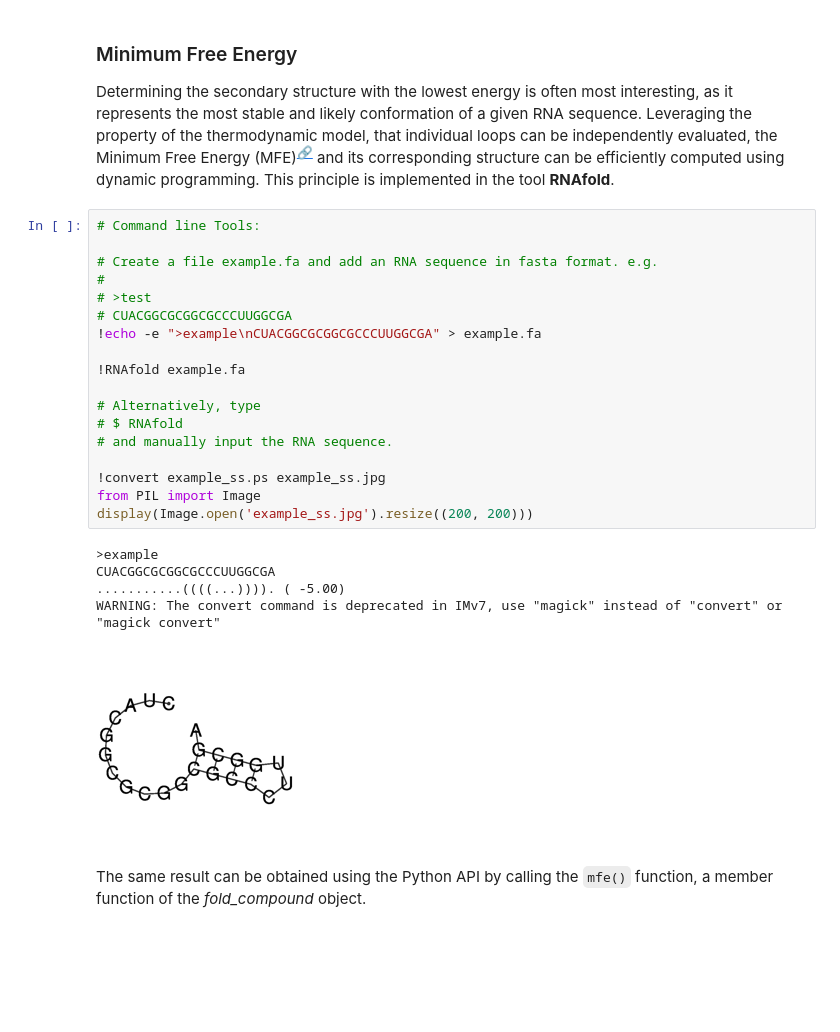
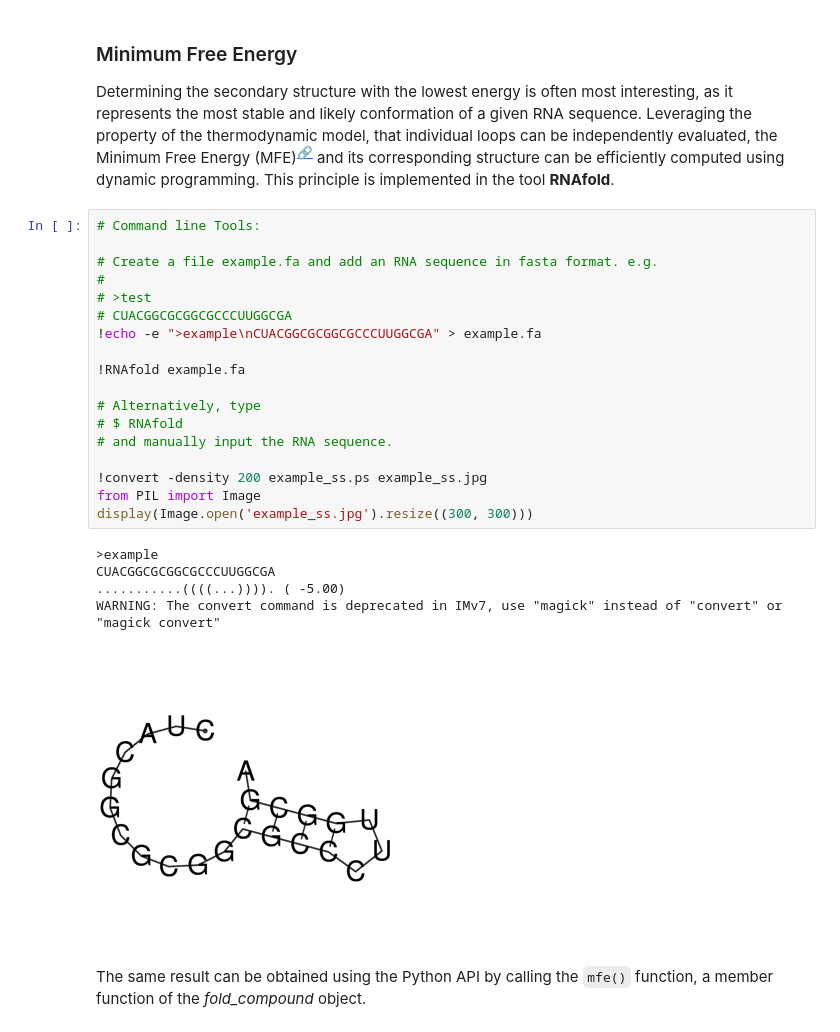
Before and after one commit to ViennaRNA/ViennaRNA-Tutorial, a Jupyter notebook: 1_ViennaRNA_Introduction.ipynb, the cells around one changed output. Cells and saved outputs as stored; diff of their text form; blank space fills up the shorter version.

```diff
--- a/1_ViennaRNA_Introduction.ipynb
+++ b/1_ViennaRNA_Introduction.ipynb
@@ -91,27 +92,27 @@ Determining the secondary structure with the lowest energy is often most interes
 # %%
 # Command line Tools:
 
 # Create a file example.fa and add an RNA sequence in fasta format. e.g.
 #
 # >test
 # CUACGGCGCGGCGCCCUUGGCGA
 !echo -e ">example\nCUACGGCGCGGCGCCCUUGGCGA" > example.fa
 
 !RNAfold example.fa
 
 # Alternatively, type
 # $ RNAfold
 # and manually input the RNA sequence.
 
-!convert example_ss.ps example_ss.jpg
+!convert -density 200 example_ss.ps example_ss.jpg
 from PIL import Image
-display(Image.open('example_ss.jpg').resize((200, 200)))
+display(Image.open('example_ss.jpg').resize((300, 300)))
 # %% [output]
 >example
 CUACGGCGCGGCGCCCUUGGCGA
 ...........((((...)))). ( -5.00)
 WARNING: The convert command is deprecated in IMv7, use "magick" instead of "convert" or "magick convert"
-[figure, old version]
+[figure, new version]
 # %% [markdown]
 The same result can be obtained using the Python API by calling the `mfe()` function, a member function of the *fold_compound* object.
 # %%
```
Also changed, not shown: parts of 11 cells of this notebook.
